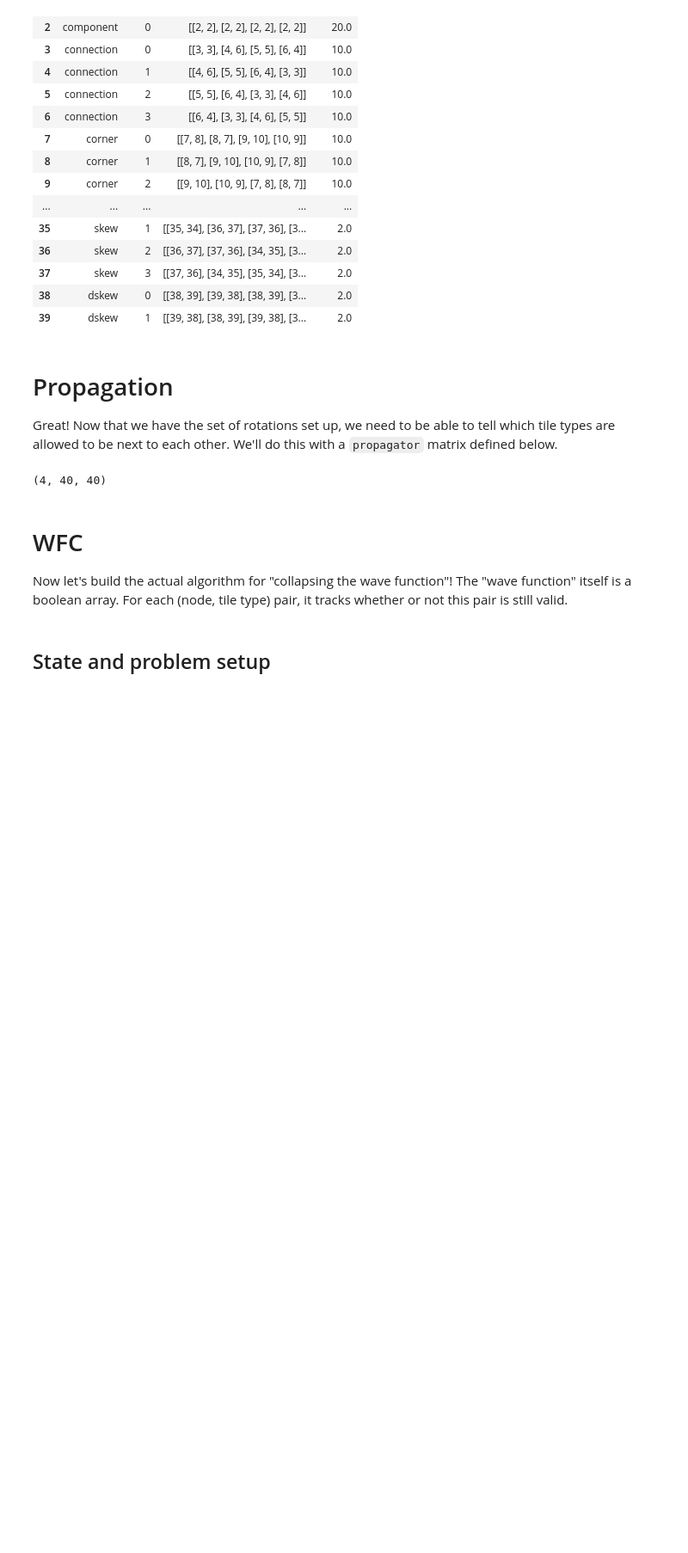
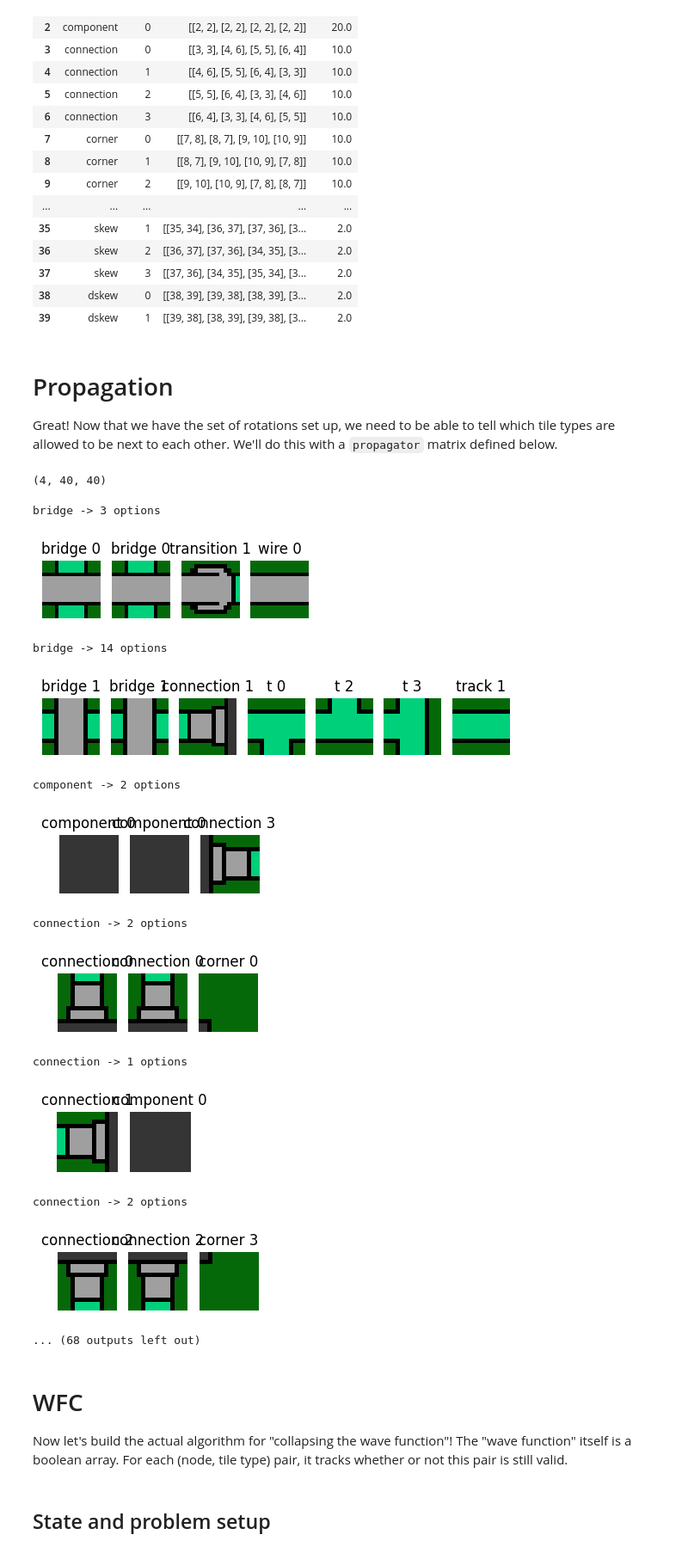
Before and after one commit to adzcai/wave-function-collapse, a Jupyter notebook: WFC.ipynb, the cells around one changed output. Shown at 86% size. Drawn from its saved outputs; the diff is of its cells as text; code cells hidden in the pictures; blank space fills up the shorter version.

```diff
--- a/WFC.ipynb
+++ b/WFC.ipynb
@@ -304,6 +319,7 @@ propagator.shape
 def plot_connections(tile, spin=0, d=RIGHT):
     """Visualize the connections in the propagator for a given tile and direction."""
     img = circuit_tiles.load_img(tile)
+    img = jnp.rot90(img, spin)
     idx = patterns.index.get_loc((tile, spin))
     (dst,) = jnp.nonzero(propagator[d, idx])  # list of possible destination tiles
 
@@ -315,7 +331,7 @@ def plot_connections(tile, spin=0, d=RIGHT):
 
     axs[0].imshow(img)
     axs[0].axis("off")
-    axs[0].set_title(tile)
+    axs[0].set_title(f"{tile} {spin}")
 
     for i, j in enumerate(dst):
         name, spin = patterns.iloc[j.item()].name
@@ -329,8 +345,23 @@ def plot_connections(tile, spin=0, d=RIGHT):
     plt.show()
 # %%
 if visualize:
-    for tile in circuit_tiles.tiles.index[::3]:  # pick some of the tiles to visualize
-        plot_connections(tile)
+    for tile in circuit_tiles.tiles.index:  # pick some of the tiles to visualize
+        for spin in range(circuit_tiles.symmetry(tile).card):
+            plot_connections(tile, spin)
+# %% [output]
+bridge -> 3 options
+[figure, added]
+bridge -> 14 options
+[figure, added]
+component -> 2 options
+[figure, added]
+connection -> 2 options
+[figure, added]
+connection -> 1 options
+[figure, added]
+connection -> 2 options
+[figure, added]
+... (68 outputs left out)
 # %% [markdown]
 # WFC
 
```
Also changed, not shown: parts of 7 cells of this notebook.
